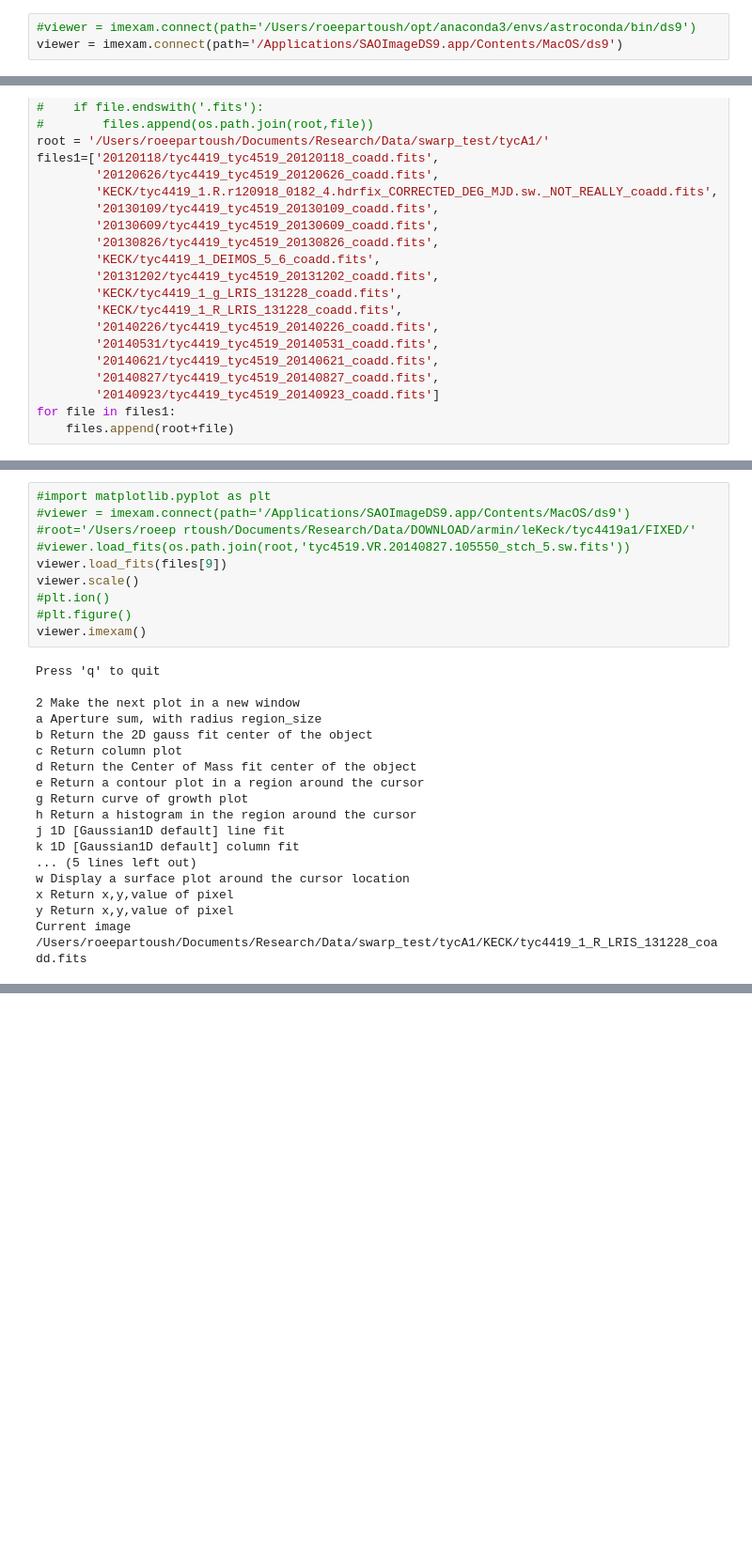
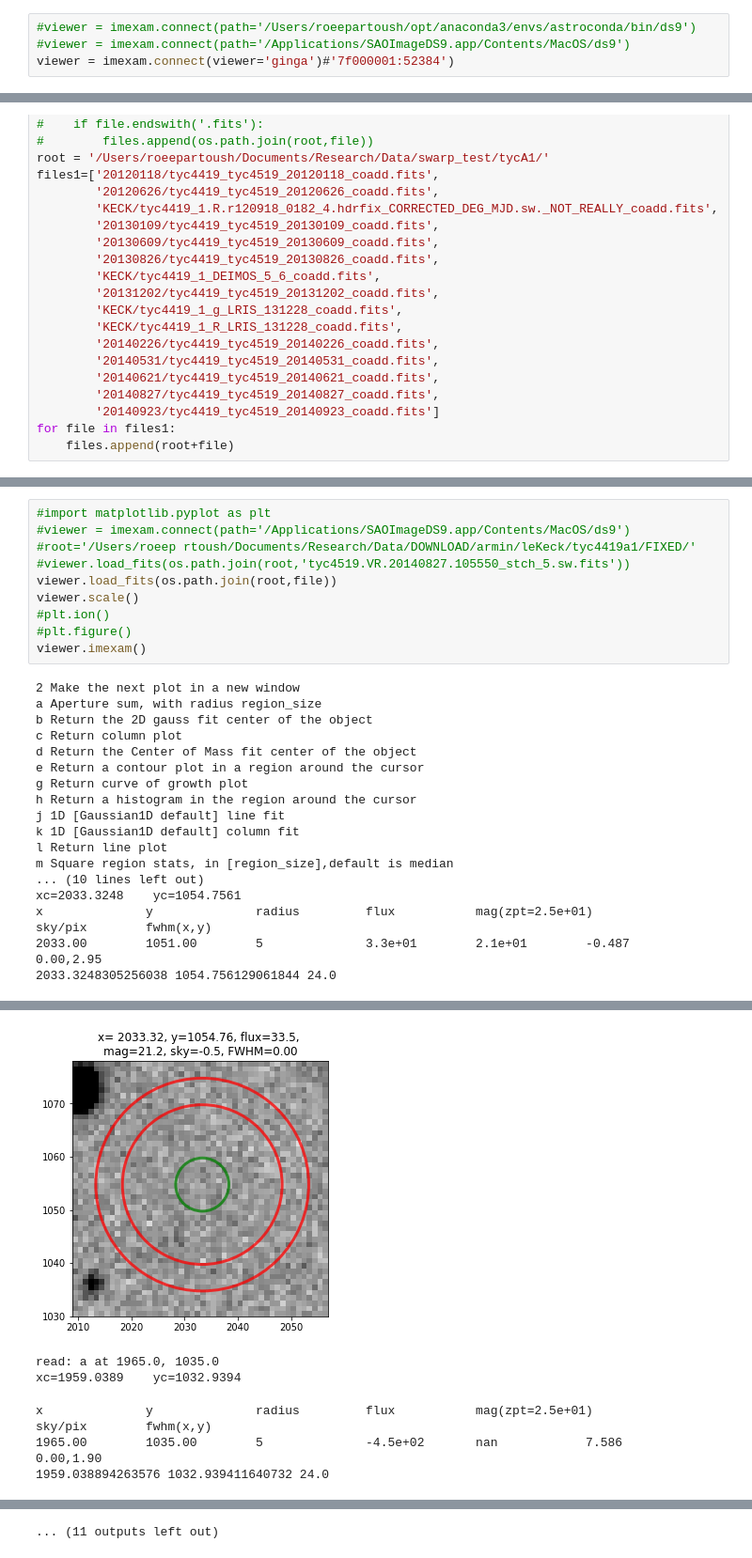
Before and after one commit to RoeePartoush/LEanalyze, a Jupyter notebook: imexam_sandbox.ipynb, the cells around one changed output, grey strips where cells are left out. Shown at 94% size. Drawn from its saved outputs; the diff is of its cells as text; blank space fills up the shorter version.

```diff
--- a/imexam_sandbox.ipynb
+++ b/imexam_sandbox.ipynb
@@ -4,6 +6,7 @@ import os
 # %%
 #viewer = imexam.connect(path='/Users/roeepartoush/opt/anaconda3/envs/astroconda/bin/ds9')
-viewer = imexam.connect(path='/Applications/SAOImageDS9.app/Contents/MacOS/ds9')
+#viewer = imexam.connect(path='/Applications/SAOImageDS9.app/Contents/MacOS/ds9')
+viewer = imexam.connect(viewer='ginga')#'7f000001:52384')
 # %%
 files=[]
 # root='/Users/roeepartoush/Documents/Research/Data/DOWNLOAD/armin/ut120919/4/'
@@ -59,14 +47,12 @@ viewer.exam.aper_phot_pars#['radius']=[14, 'Radius of aperture for star flux']
 #viewer = imexam.connect(path='/Applications/SAOImageDS9.app/Contents/MacOS/ds9')
 #root='/Users/roeep rtoush/Documents/Research/Data/DOWNLOAD/armin/leKeck/tyc4419a1/FIXED/'
 #viewer.load_fits(os.path.join(root,'tyc4519.VR.20140827.105550_stch_5.sw.fits'))
-viewer.load_fits(files[9])
+viewer.load_fits(os.path.join(root,file))
 viewer.scale()
 #plt.ion()
 #plt.figure()
 viewer.imexam()
 # %% [output]
-Press 'q' to quit
-
 2 Make the next plot in a new window
 a Aperture sum, with radius region_size
 b Return the 2D gauss fit center of the object
@@ -77,8 +63,10 @@ g Return curve of growth plot
 h Return a histogram in the region around the cursor
 j 1D [Gaussian1D default] line fit
 k 1D [Gaussian1D default] column fit
-... (5 lines left out)
-w Display a surface plot around the cursor location
-x Return x,y,value of pixel
-y Return x,y,value of pixel
-Current image /Users/roeepartoush/Documents/Research/Data/swarp_test/tycA1/KECK/tyc4419_1_R_LRIS_131228_coadd.fits
+l Return line plot
+m Square region stats, in [region_size],default is median
+... (10 lines left out)
+xc=2033.3248    yc=1054.7561
+x              y              radius         flux           mag(zpt=2.5e+01)              sky/pix        fwhm(x,y)
+2033.00        1051.00        5              3.3e+01        2.1e+01        -0.487         0.00,2.95
+2033.3248305256038 1054.756129061844 24.0
@@ -84,0 +75,6 @@ Current image /Users/roeepartoush/Documents/Research/Data/swarp_test/tycA1/KECK/
+[figure, added]
+read: a at 1965.0, 1035.0
+xc=1959.0389    yc=1032.9394
+x              y              radius         flux           mag(zpt=2.5e+01)              sky/pix        fwhm(x,y)
+1965.00        1035.00        5              -4.5e+02       nan            7.586          0.00,1.90
+1959.038894263576 1032.939411640732 24.0
@@ -84,0 +113 @@ Current image /Users/roeepartoush/Documents/Research/Data/swarp_test/tycA1/KECK/
+... (11 outputs left out)
```
Also changed, not shown: parts of 8 cells of this notebook, 7 other files.
